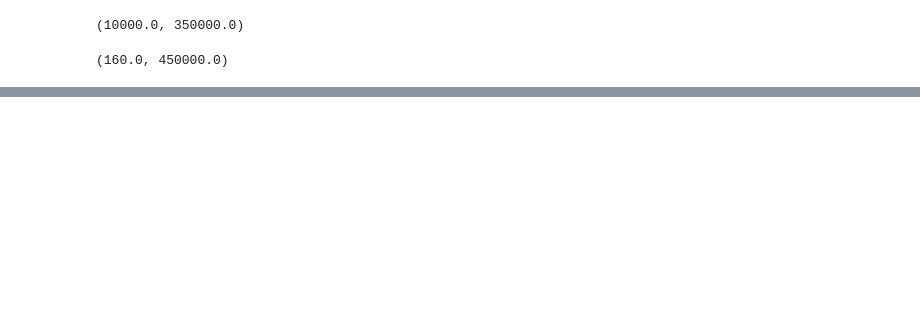
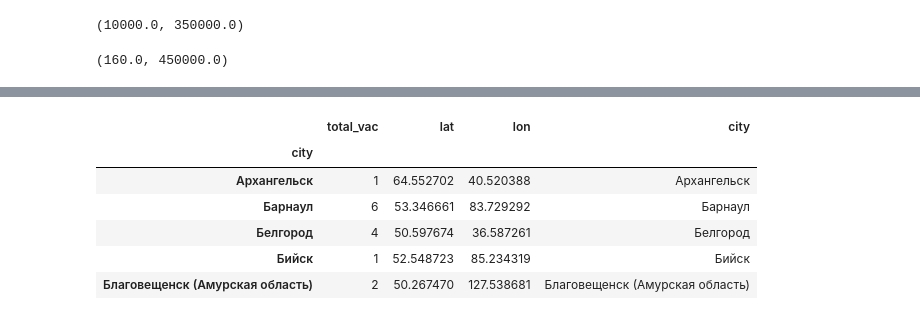
Before and after one commit to rufous86/hh_api, a Jupyter notebook: hh_api.ipynb, the cells around one changed output, grey strips where cells are left out. Cells and saved outputs as stored; diff of their text form; code cells hidden in the pictures; blank space fills up the shorter version.

```diff
--- a/hh_api.ipynb
+++ b/hh_api.ipynb
@@ -175,3 +177,32 @@ fig = px.scatter_geo(df, lat='lat', lon='lon', text='city', width=1600, height=1
 fig.show()
 # %% [output]
 [interactive output not drawn]
+# %%
+cities = pd.DataFrame()
+
+cities['total_vac'] = (df
+ .groupby('city')['name']
+ .agg('count')
+ )
+
+cities['lat'] = (df
+ .groupby('city')
+ .agg({'lat': 'mean'})
+ )
+
+cities['lon'] = (df
+ .groupby('city')
+ .agg({'lon': 'mean'})
+ )
+
+cities['city'] = cities.index
+
+cities.head()
+# %% [output]
+|  | total_vac | lat | lon | city |
+| city |  |  |  |  |
+| Архангельск | 1 | 64.552702 | 40.520388 | Архангельск |
+| Барнаул | 6 | 53.346661 | 83.729292 | Барнаул |
+| Белгород | 4 | 50.597674 | 36.587261 | Белгород |
+| Бийск | 1 | 52.548723 | 85.234319 | Бийск |
+| Благовещенск (Амурская область) | 2 | 50.267470 | 127.538681 | Благовещенск (Амурская область) |
```
Also changed, not shown: parts of 10 cells of this notebook.
